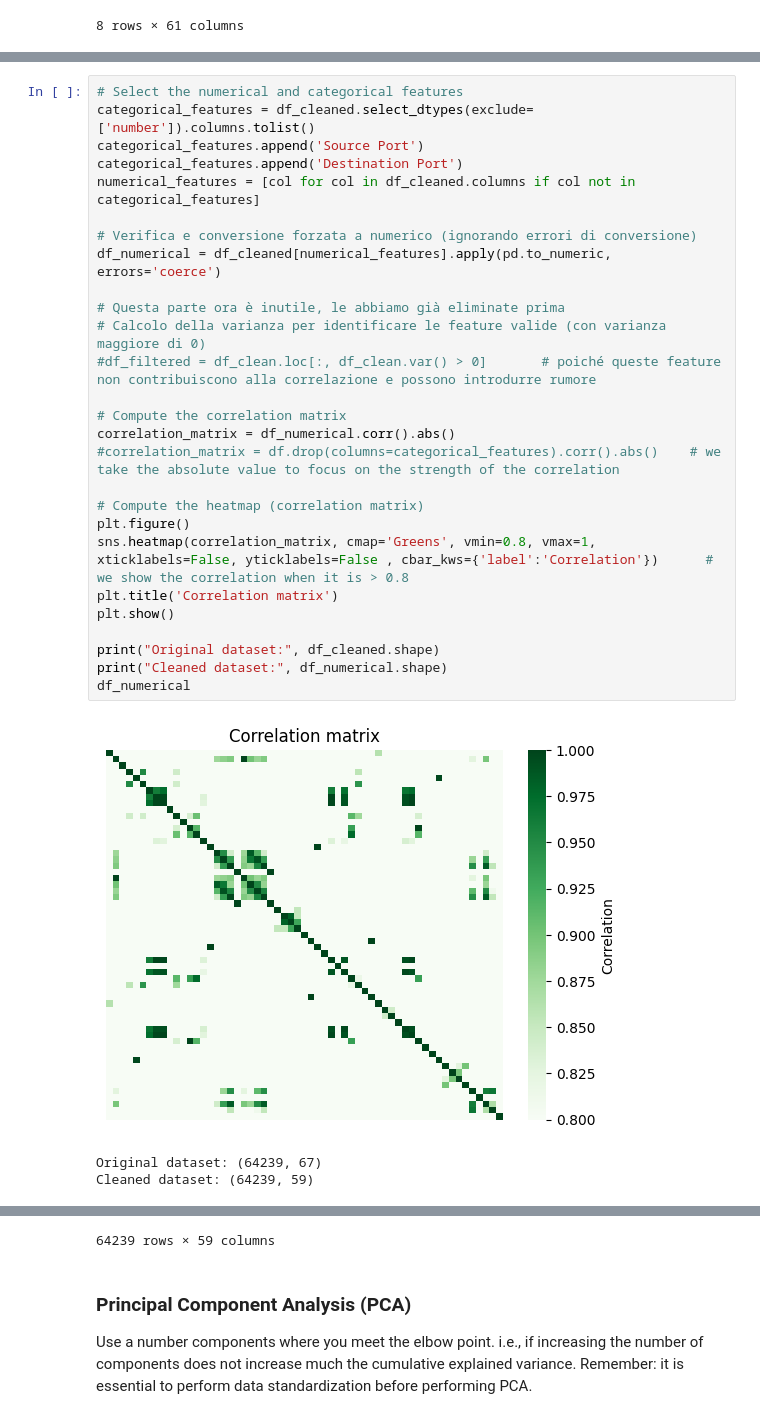
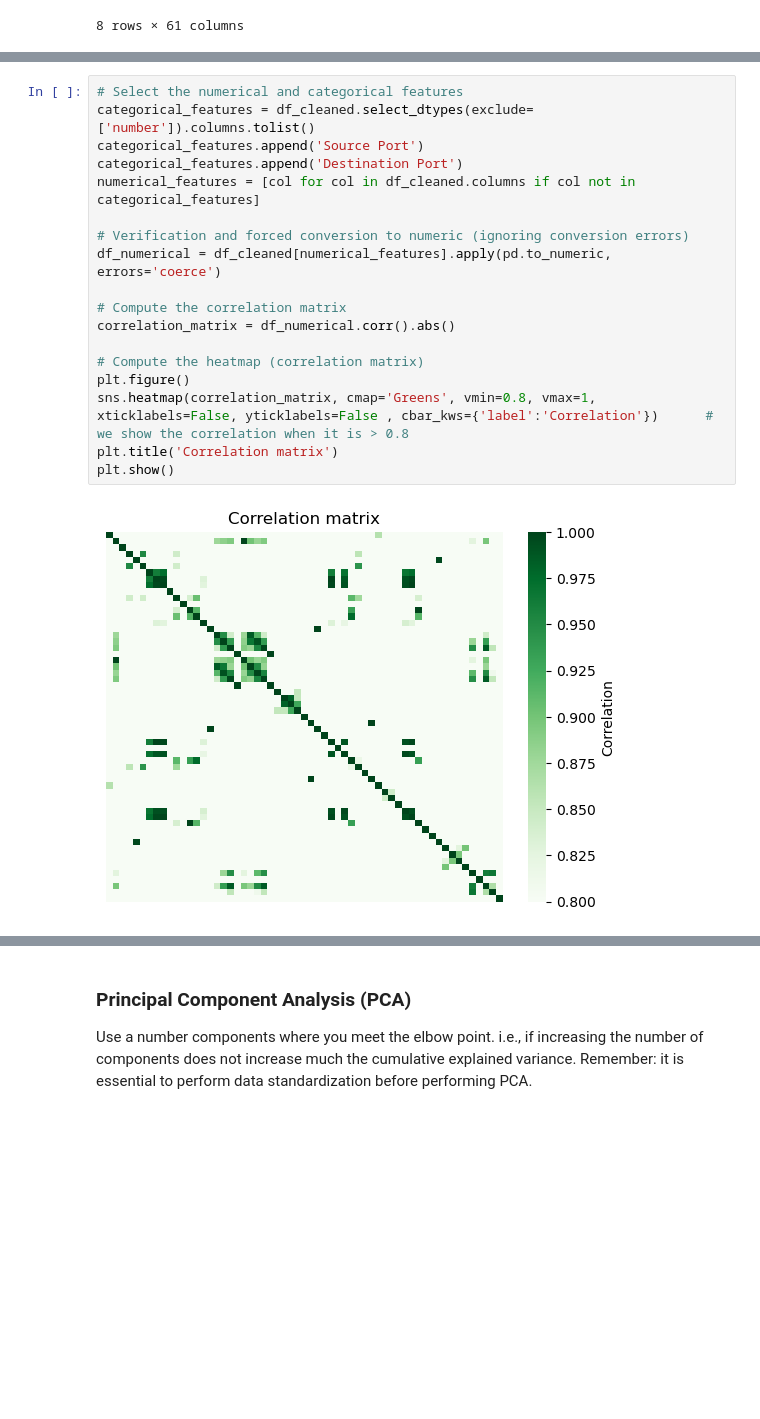
Before and after one commit to iochia02/ML4N_project, a Jupyter notebook: Code/2-preprocessing.ipynb, the cells around one changed output, grey strips where cells are left out. Drawn from its saved outputs; the diff is of its cells as text; blank space fills up the shorter version.

```diff
--- a/Code/2-preprocessing.ipynb
+++ b/Code/2-preprocessing.ipynb
@@ -77,31 +71,20 @@ The result of correlation analysis can be displayed in a heatmap (<a href="https
 # %%
 # Select the numerical and categorical features
 categorical_features = df_cleaned.select_dtypes(exclude=['number']).columns.tolist()
 categorical_features.append('Source Port')
 categorical_features.append('Destination Port')
 numerical_features = [col for col in df_cleaned.columns if col not in categorical_features]
 
-# Verifica e conversione forzata a numerico (ignorando errori di conversione)
+# Verification and forced conversion to numeric (ignoring conversion errors)
 df_numerical = df_cleaned[numerical_features].apply(pd.to_numeric, errors='coerce')
-
-# Questa parte ora è inutile, le abbiamo già eliminate prima
-# Calcolo della varianza per identificare le feature valide (con varianza maggiore di 0)
-#df_filtered = df_clean.loc[:, df_clean.var() > 0]       # poiché queste feature non contribuiscono alla correlazione e possono introdurre rumore
 
 # Compute the correlation matrix
 correlation_matrix = df_numerical.corr().abs()
-#correlation_matrix = df.drop(columns=categorical_features).corr().abs()    # we take the absolute value to focus on the strength of the correlation
 
 # Compute the heatmap (correlation matrix)
 plt.figure()
 sns.heatmap(correlation_matrix, cmap='Greens', vmin=0.8, vmax=1, xticklabels=False, yticklabels=False , cbar_kws={'label':'Correlation'})      # we show the correlation when it is > 0.8
 plt.title('Correlation matrix')
 plt.show()
-
-print("Original dataset:", df_cleaned.shape)
-print("Cleaned dataset:", df_numerical.shape)
-df_numerical
 # %% [output]
-[figure, old version]
+[figure, new version]
-Original dataset: (64239, 67)
-Cleaned dataset: (64239, 59)
@@ -120,4 +91,3 @@ Cleaned dataset: (64239, 59)
-64239 rows × 59 columns
 # %% [markdown]
 ### Principal Component Analysis (PCA)
 Use a number components where you meet the elbow point. i.e., if increasing the number of components does not increase much the cumulative explained variance. Remember: it is essential to perform data standardization before performing PCA.
```
Also changed, not shown: parts of 13 cells of this notebook, 4 other files.
